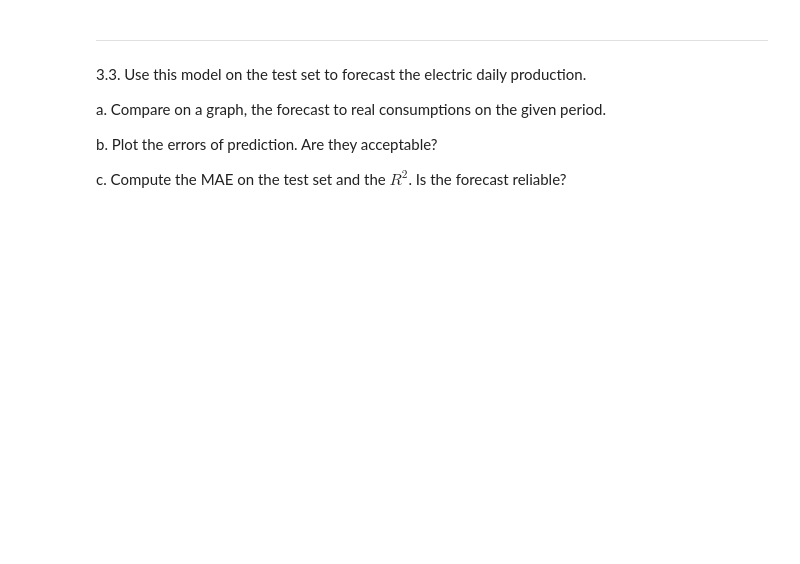
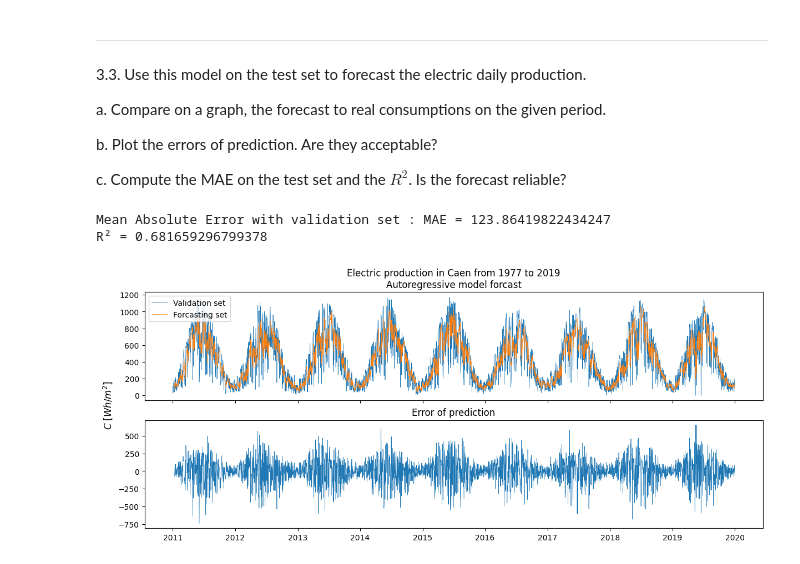
Before and after one commit to squifbe/Hackathon, a Jupyter notebook: Hackathon1_Final.ipynb, the cells around one changed output. Drawn from its saved outputs; the diff is of its cells as text; code cells hidden in the pictures; blank space fills up the shorter version.

```diff
--- a/Hackathon1_Final.ipynb
+++ b/Hackathon1_Final.ipynb
@@ -560,0 +569,18 @@ c. Compute the MAE on the test set and the $R^2$. Is the forecast reliable?
+# %%
+nmod = AutoReg(validation_set, 10, trend="n")
+forecast = nmod.predict(res.params)
+
+fig, axs = plt.subplots(2, 1, layout='constrained',sharex=True,figsize=(12, 5))
+fig.supylabel("$C$ $[Wh/m^2]$")
+axs[0].set_title("Electric production in Caen from 1977 to 2019\nAutoregressive model forcast")
+axs[0].plot(validation_set, label="Validation set", linewidth=.5)
+axs[0].plot(forecast, label="Forcasting set", linewidth=.5)
+axs[0].legend()
+axs[1].plot(validation_set.index, array(validation_set).T[0]-array(forecast), linewidth=.5)
+axs[1].set_title("Error of prediction")
+print("Mean Absolute Error with validation set : MAE = {}".format(mae(array(validation_set)[10:].T[0],array(forecast)[10:])))
+print("R² = {}".format(corrcoef(array(validation_set)[10:].T[0], array(forecast)[10:])[0,1]**2))
+# %% [output]
+Mean Absolute Error with validation set : MAE = 123.86419822434247
+R² = 0.681659296799378
+[figure, added]
```
Also changed, not shown: parts of 7 cells of this notebook.
